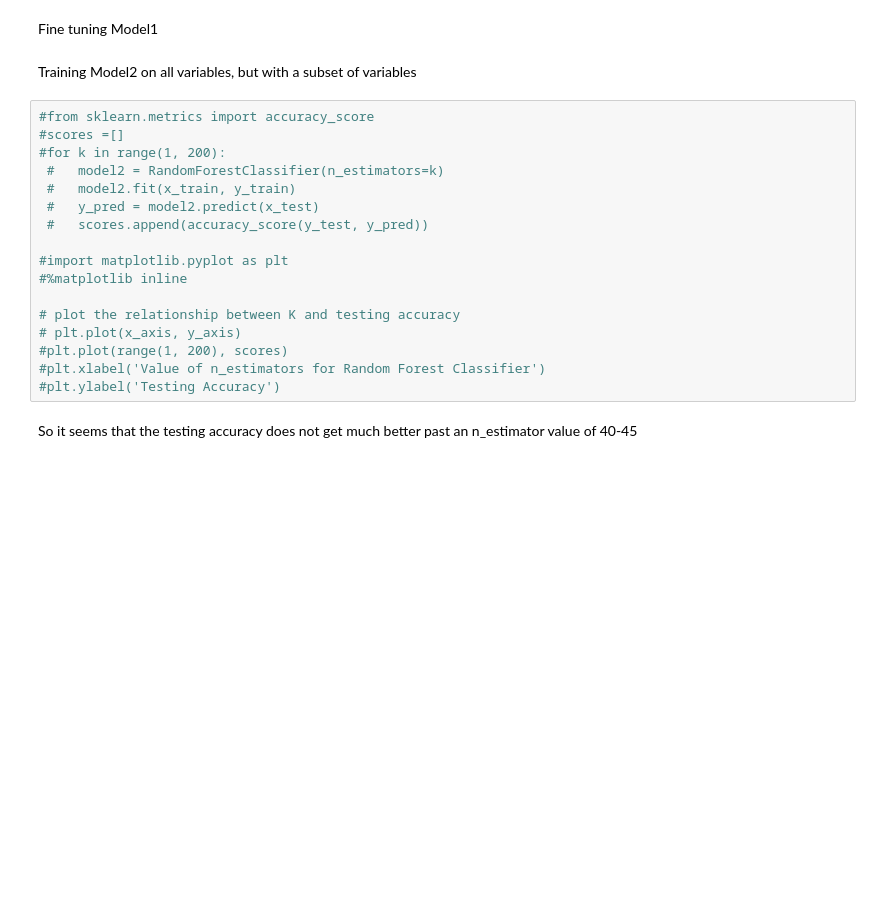
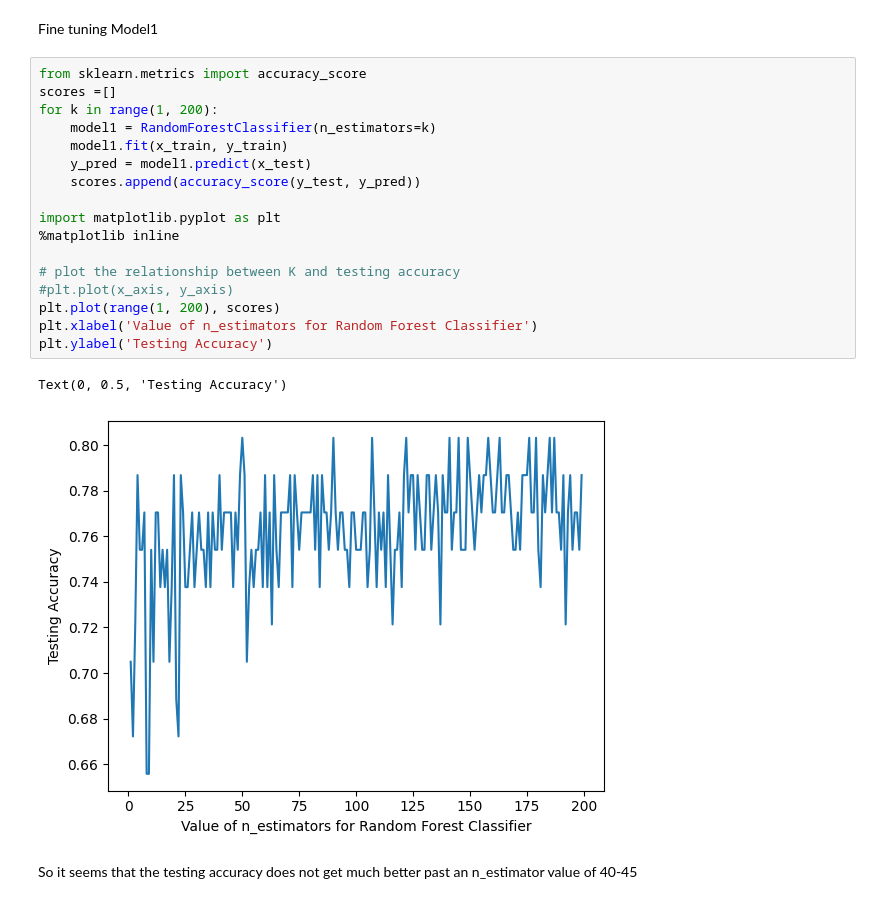
Before and after one commit to GacildaAnne/DatascienceExam, a Jupyter notebook: ExamVS.ipynb, the cells around one changed output. Cells and saved outputs as stored; diff of their text form; blank space fills up the shorter version.

```diff
--- a/ExamVS.ipynb
+++ b/ExamVS.ipynb
@@ -173,24 +174,25 @@ print(model1.score(x_test, y_test))
 # %% [markdown]
 Fine tuning Model1
-# %% [markdown]
-Training Model2 on all variables, but with a subset of variables
 # %%
-#from sklearn.metrics import accuracy_score
-#scores =[]
-#for k in range(1, 200):
- #   model2 = RandomForestClassifier(n_estimators=k)
- #   model2.fit(x_train, y_train)
- #   y_pred = model2.predict(x_test)
- #   scores.append(accuracy_score(y_test, y_pred))
+from sklearn.metrics import accuracy_score
+scores =[]
+for k in range(1, 200):
+    model1 = RandomForestClassifier(n_estimators=k)
+    model1.fit(x_train, y_train)
+    y_pred = model1.predict(x_test)
+    scores.append(accuracy_score(y_test, y_pred))
 
-#import matplotlib.pyplot as plt
-#%matplotlib inline
+import matplotlib.pyplot as plt
+%matplotlib inline
 
 # plot the relationship between K and testing accuracy
-# plt.plot(x_axis, y_axis)
-#plt.plot(range(1, 200), scores)
-#plt.xlabel('Value of n_estimators for Random Forest Classifier')
-#plt.ylabel('Testing Accuracy')
+#plt.plot(x_axis, y_axis)
+plt.plot(range(1, 200), scores)
+plt.xlabel('Value of n_estimators for Random Forest Classifier')
+plt.ylabel('Testing Accuracy')
+# %% [output]
+Text(0, 0.5, 'Testing Accuracy')
+[figure, added]
 # %% [markdown]
 So it seems that the testing accuracy does not get much better past an n_estimator value of 40-45
 # %%
```
Also changed, not shown: parts of 13 cells of this notebook, 1 other file.
